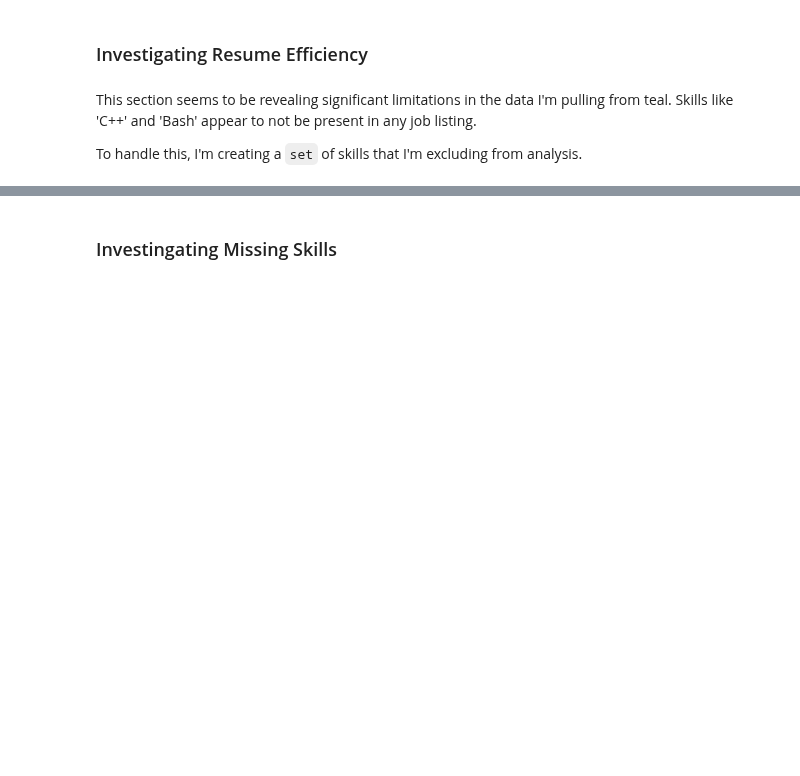
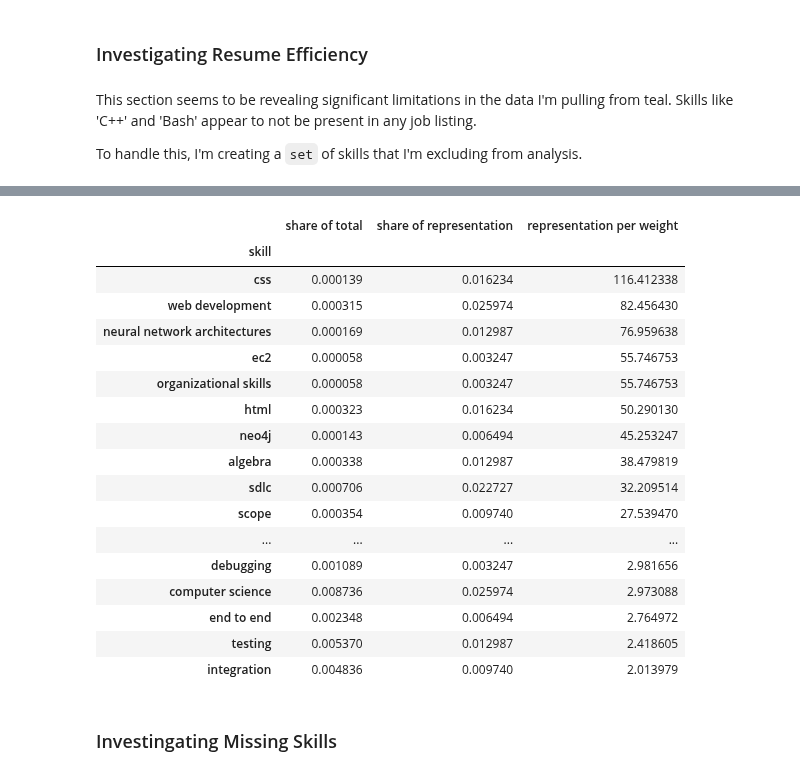
Before and after one commit to FractalMachinist/FractalMachinist.github.io, a Jupyter notebook: Resume-Copy1.ipynb, the cells around one changed output, grey strips where cells are left out. Drawn from its saved outputs; the diff is of its cells as text; code cells hidden in the pictures; blank space fills up the shorter version.

```diff
--- a/Resume-Copy1.ipynb
+++ b/Resume-Copy1.ipynb
@@ -479,3 +554,24 @@ To handle this, I'm creating a `set` of skills that I'm excluding from analysis.
+# %%
+ex_skill_shares.head(60)
+# %% [output]
+|  | share of total | share of representation | representation per weight |
+| skill |  |  |  |
+| css | 0.000139 | 0.016234 | 116.412338 |
+| web development | 0.000315 | 0.025974 | 82.456430 |
+| neural network architectures | 0.000169 | 0.012987 | 76.959638 |
+| ec2 | 0.000058 | 0.003247 | 55.746753 |
+| organizational skills | 0.000058 | 0.003247 | 55.746753 |
+| html | 0.000323 | 0.016234 | 50.290130 |
+| neo4j | 0.000143 | 0.006494 | 45.253247 |
+| algebra | 0.000338 | 0.012987 | 38.479819 |
+| sdlc | 0.000706 | 0.022727 | 32.209514 |
+| scope | 0.000354 | 0.009740 | 27.539470 |
+| ... | ... | ... | ... |
+| debugging | 0.001089 | 0.003247 | 2.981656 |
+| computer science | 0.008736 | 0.025974 | 2.973088 |
+| end to end | 0.002348 | 0.006494 | 2.764972 |
+| testing | 0.005370 | 0.012987 | 2.418605 |
+| integration | 0.004836 | 0.009740 | 2.013979 |
 # %% [markdown]
 ### Investingating Missing Skills
 # %%
```
Also changed, not shown: parts of 21 cells of this notebook, 5 other files.
